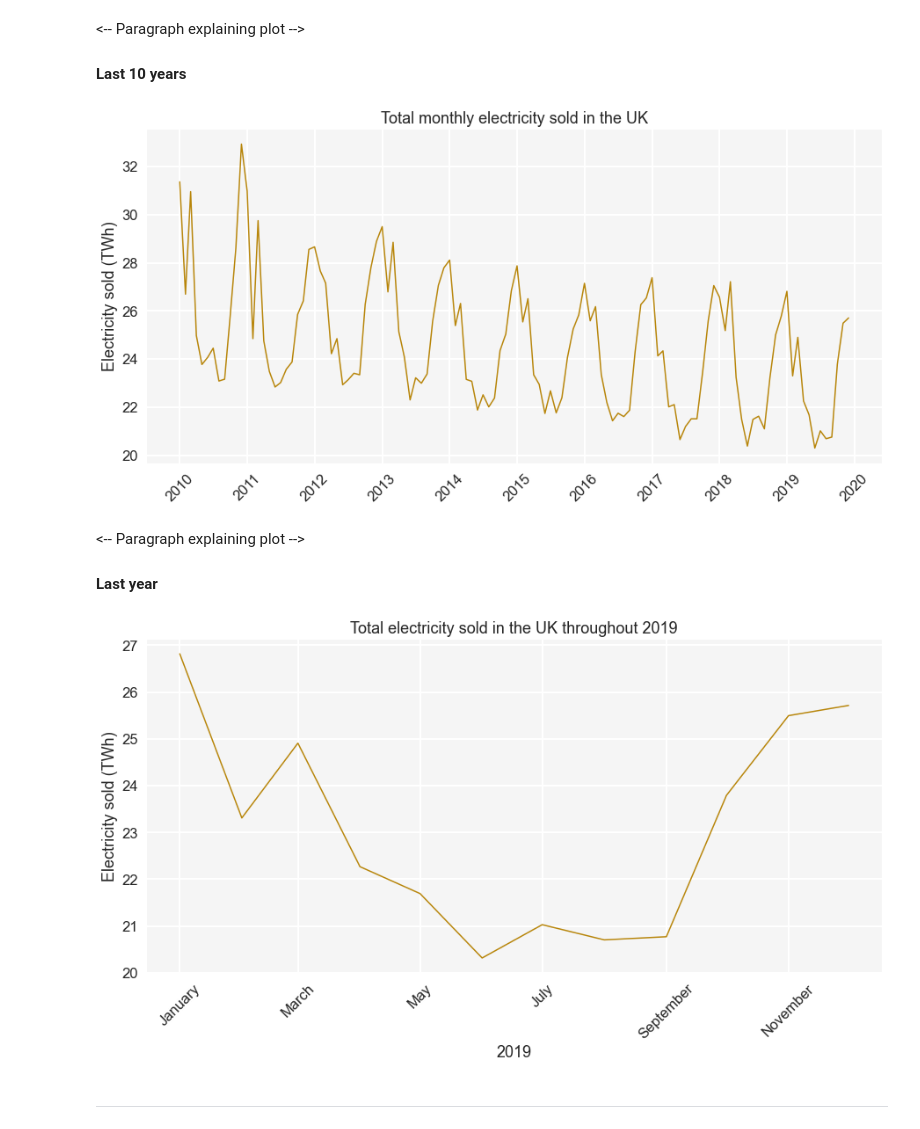
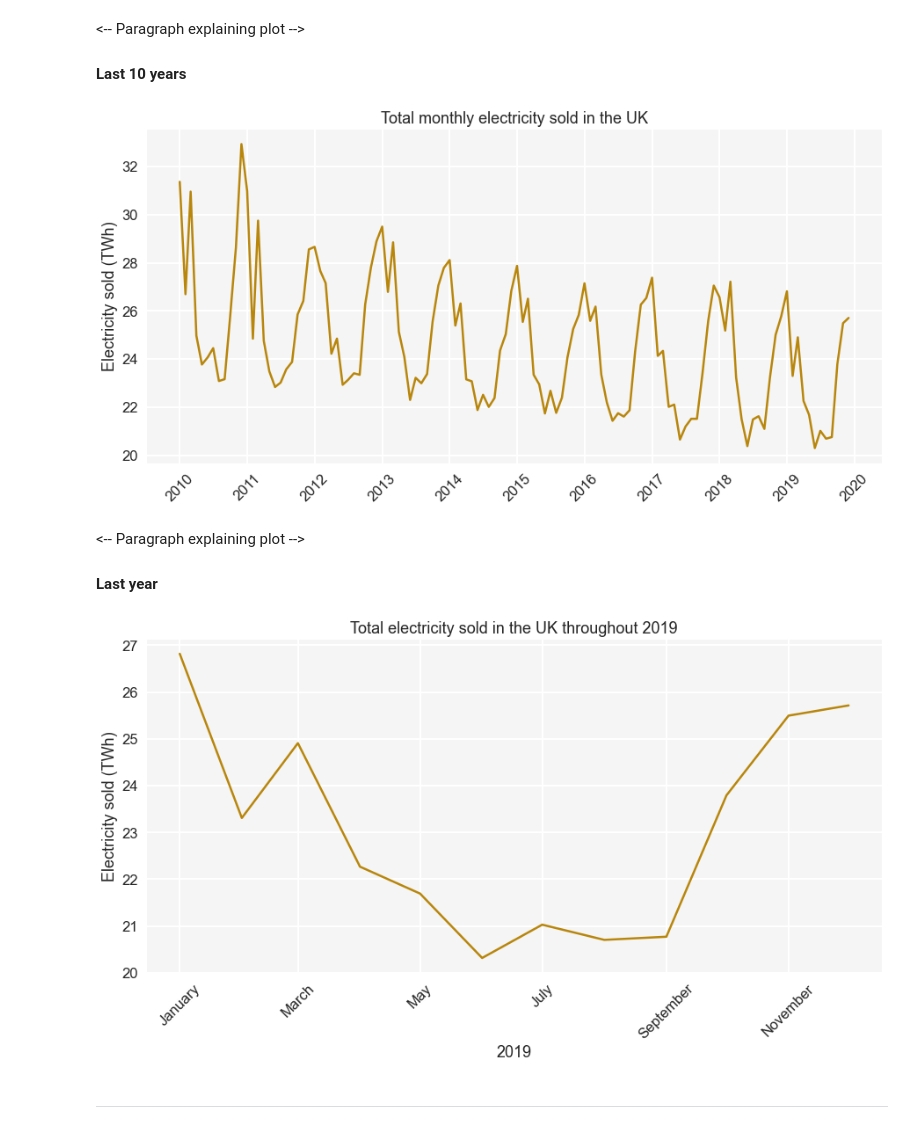
Before and after one commit to robynfsj/cfg-big-data-challenge, a Jupyter notebook: notebooks/submission.ipynb, the cells around one changed output. Cells and saved outputs as stored; diff of their text form; code cells hidden in the pictures.

```diff
--- a/notebooks/submission.ipynb
+++ b/notebooks/submission.ipynb
@@ -562,7 +562,8 @@ sns.set_theme(style='darkgrid',
               context='notebook',
               font_scale = 1.5)
 sns.set_style({'axes.facecolor': 'whitesmoke'})
-sns.set_context({'grid.linewidth': 2})
+sns.set_context({'grid.linewidth': 2,
+                 'lines.linewidth': 2.5})
 
 # Plot axes.
 fig, ax = plt.subplots(figsize=(15, 7))
@@ -640,7 +641,8 @@ sns.set_theme(style='darkgrid',
               context='notebook',
               font_scale = 1.5)
 sns.set_style({'axes.facecolor': 'whitesmoke'})
-sns.set_context({'grid.linewidth': 2})
+sns.set_context({'grid.linewidth': 2,
+                 'lines.linewidth': 2.5})
 
 # Plot axes.
 fig, ax = plt.subplots(figsize=(15, 7))
@@ -673,7 +675,8 @@ sns.set_theme(style='darkgrid',
               context='notebook',
               font_scale = 1.5)
 sns.set_style({'axes.facecolor': 'whitesmoke'})
-sns.set_context({'grid.linewidth': 2})
+sns.set_context({'grid.linewidth': 2,
+                 'lines.linewidth': 2.5})
 
 # Plot axes.
 fig, ax = plt.subplots(figsize=(15, 7))
@@ -743,33 +746,34 @@ sns.lineplot(x='date',
 # %%
 # Select data to plot (here we want to exclude 2020 data).
 start_date = '2010-01-01'
 end_date = '2019-12-31'
 
 elec_sold_plot_data = elec_sold.loc[(elec_sold['date'] >= start_date) &
                                       (elec_sold['date'] <= end_date)]
 
 # Set plot style.
 sns.set_theme(style='darkgrid',
               context='notebook',
               font_scale = 1.5)
 sns.set_style({'axes.facecolor': 'whitesmoke'})
-sns.set_context({'grid.linewidth': 2})
+sns.set_context({'grid.linewidth': 2,
+                 'lines.linewidth': 2.5})
 
 # Plot axes.
 fig, ax = plt.subplots(figsize=(15, 7))
 ax.xaxis.set_major_formatter(DateFormatter('%Y'))
 plt.xticks(rotation=45)
 
 # Plot data.
 sns.lineplot(x='date',
              y='electricity_sold_total',
              color='darkgoldenrod',
              data=elec_sold_plot_data).set(xlabel='',
                                            ylabel = 'Electricity sold (TWh)',
                                            title='Total monthly electricity sold '
                                            'in the UK');
 # %% [output]
-[figure, old version]
+[figure, new version]
 # %% [markdown]
 <-- Paragraph explaining plot -->
 
@@ -787,7 +791,8 @@ sns.set_theme(style='darkgrid',
               context='notebook',
               font_scale = 1.5)
 sns.set_style({'axes.facecolor': 'whitesmoke'})
-sns.set_context({'grid.linewidth': 2})
+sns.set_context({'grid.linewidth': 2,
+                 'lines.linewidth': 2.5})
 
 # Plot axes.
 fig, ax = plt.subplots(figsize=(15, 7))
@@ -803,7 +808,7 @@ sns.lineplot(x='date',
                                            title='Total electricity sold '
                                            'in the UK throughout 2019');
 # %% [output]
-[figure, old version]
+[figure, new version]
 # %% [markdown]
 ---
 # %% [markdown]
```
Also changed, not shown: parts of 8 cells of this notebook.
